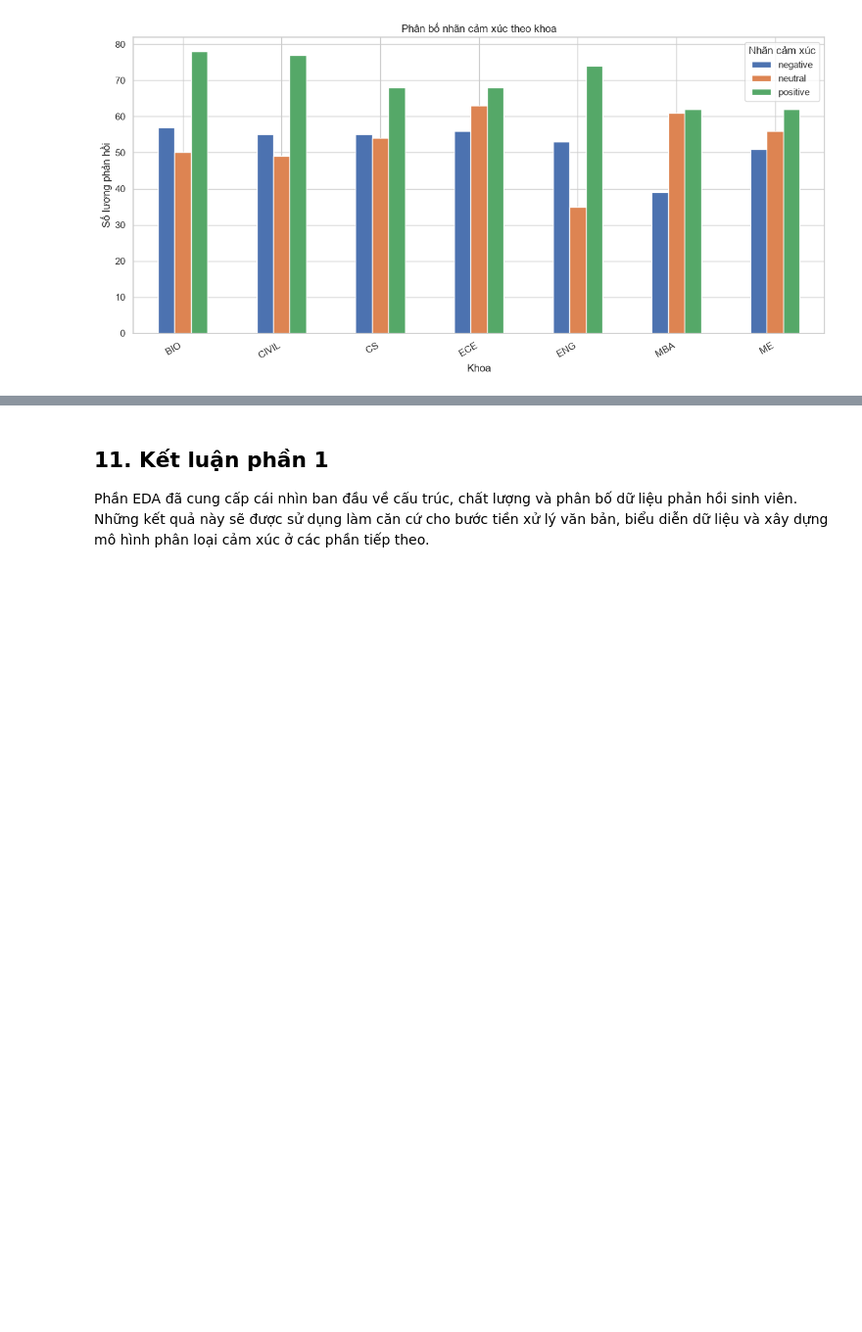
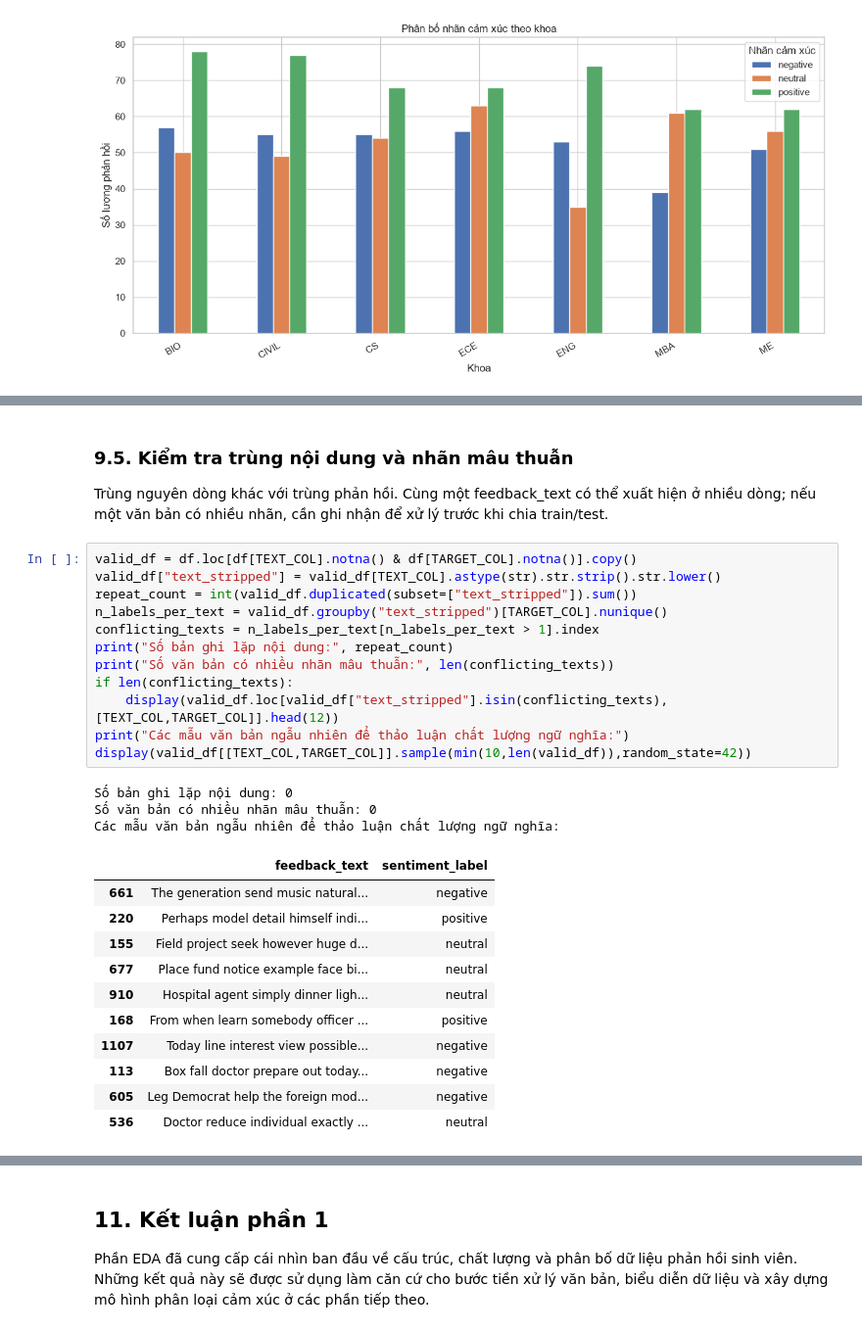
Before and after one commit to LuuVanNguyen-DNU/Nhom-7_Phan_loai_cam_xuc_tu_phan_hoi_cua_sinh_vien, a Jupyter notebook: notebook/01_EDA.ipynb, the cells around one changed output, grey strips where cells are left out. Shown at 98% size. Drawn from its saved outputs; the diff is of its cells as text; blank space fills up the shorter version.

```diff
--- a/notebook/01_EDA.ipynb
+++ b/notebook/01_EDA.ipynb
@@ -367,0 +390,31 @@ else:
+# %% [markdown]
+### 9.5. Kiểm tra trùng nội dung và nhãn mâu thuẫn
+Trùng nguyên dòng khác với trùng phản hồi. Cùng một feedback_text có thể xuất hiện ở nhiều dòng;
+nếu một văn bản có nhiều nhãn, cần ghi nhận để xử lý trước khi chia train/test.
+# %%
+valid_df = df.loc[df[TEXT_COL].notna() & df[TARGET_COL].notna()].copy()
+valid_df["text_stripped"] = valid_df[TEXT_COL].astype(str).str.strip().str.lower()
+repeat_count = int(valid_df.duplicated(subset=["text_stripped"]).sum())
+n_labels_per_text = valid_df.groupby("text_stripped")[TARGET_COL].nunique()
+conflicting_texts = n_labels_per_text[n_labels_per_text > 1].index
+print("Số bản ghi lặp nội dung:", repeat_count)
+print("Số văn bản có nhiều nhãn mâu thuẫn:", len(conflicting_texts))
+if len(conflicting_texts):
+    display(valid_df.loc[valid_df["text_stripped"].isin(conflicting_texts),[TEXT_COL,TARGET_COL]].head(12))
+print("Các mẫu văn bản ngẫu nhiên để thảo luận chất lượng ngữ nghĩa:")
+display(valid_df[[TEXT_COL,TARGET_COL]].sample(min(10,len(valid_df)),random_state=42))
+# %% [output]
+Số bản ghi lặp nội dung: 0
+Số văn bản có nhiều nhãn mâu thuẫn: 0
+Các mẫu văn bản ngẫu nhiên để thảo luận chất lượng ngữ nghĩa:
+|  | feedback_text | sentiment_label |
+| 661 | The generation send music natural... | negative |
+| 220 | Perhaps model detail himself indi... | positive |
+| 155 | Field project seek however huge d... | neutral |
+| 677 | Place fund notice example face bi... | neutral |
+| 910 | Hospital agent simply dinner ligh... | neutral |
+| 168 | From when learn somebody officer ... | positive |
+| 1107 | Today line interest view possible... | negative |
+| 113 | Box fall doctor prepare out today... | negative |
+| 605 | Leg Democrat help the foreign mod... | negative |
+| 536 | Doctor reduce individual exactly ... | neutral |
```
Also changed, not shown: parts of 7 cells of this notebook, 58 other files.
